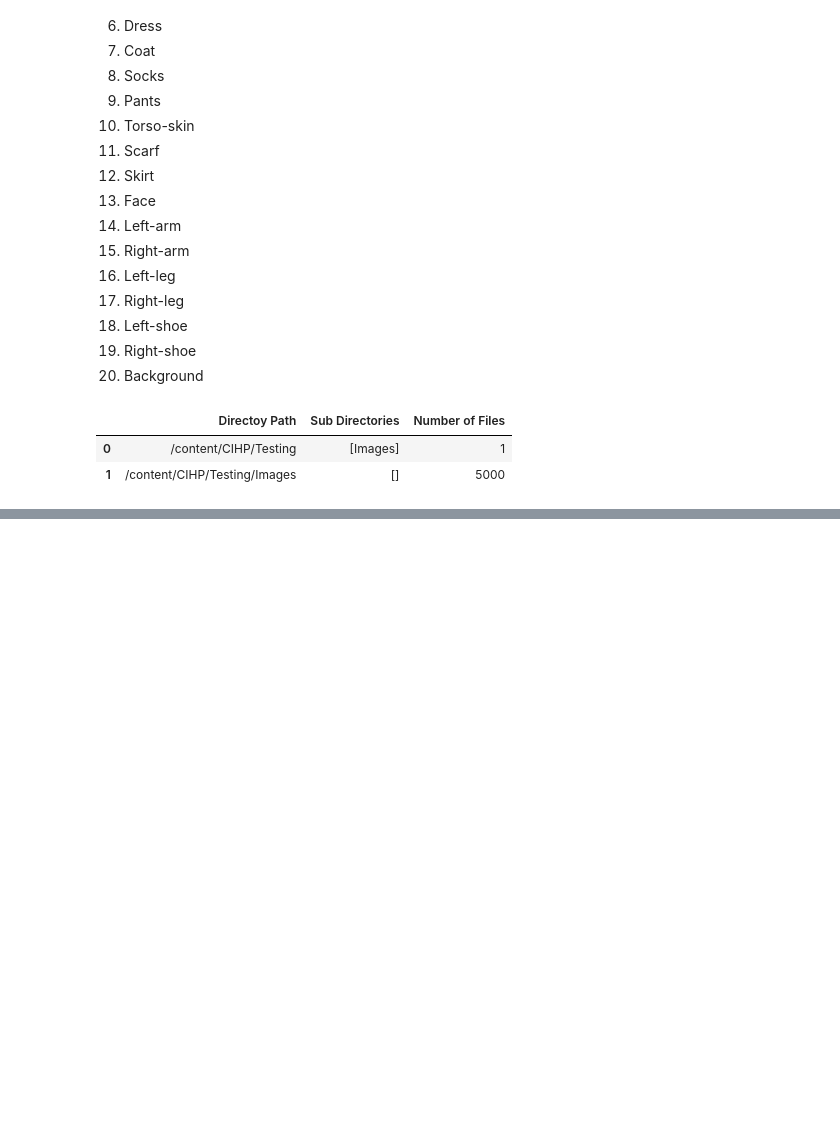
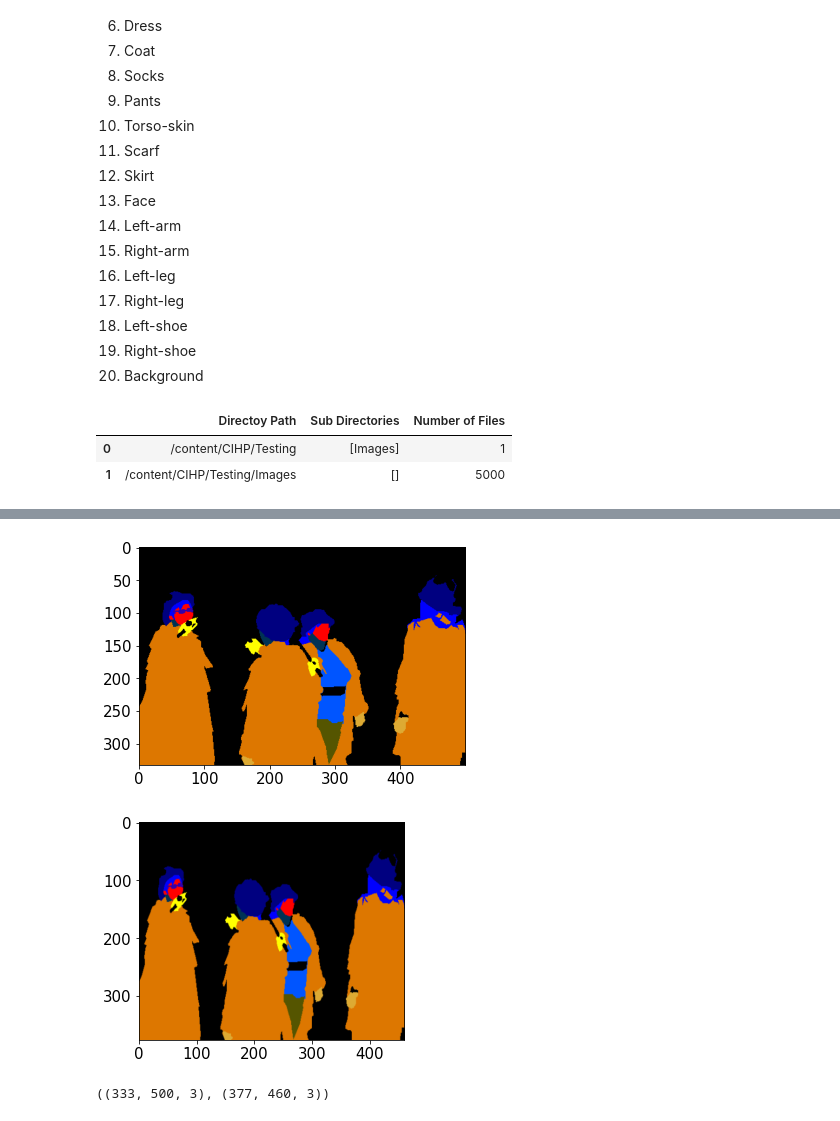
Before and after one commit to Junaidhassan99/FYP, a Jupyter notebook: fyp_01_junaid.ipynb, the cells around one changed output, grey strips where cells are left out. Saved outputs shown, nothing was run; the diff lists cells and outputs as text; code cells hidden in the pictures; blank space fills up the shorter version.

```diff
--- a/fyp_01_junaid.ipynb
+++ b/fyp_01_junaid.ipynb
@@ -532,0 +545,18 @@ visualize_cihp_dataset_imgs(cihp_validation_dir, n_samples=3, figsize=(24,10))
+# %%
+img_test_1 = cv2.imread('/content/CIHP/Validation/Categories/0014883.png')
+img_test_2 = cv2.imread('/content/CIHP/Validation/Images/0014883.jpg')
+
+# cv2 works with (W, H)
+img_test_3 = cv2.resize(img_test_1, (460, 377))
+
+plt.imshow(img_test_1)
+plt.show()
+
+plt.imshow(img_test_3)
+plt.show()
+
+img_test_1.shape, img_test_3.shape
+# %% [output]
+[figure, added]
+[figure, added]
+((333, 500, 3), (377, 460, 3))
```
Also changed, not shown: parts of 23 cells of this notebook.
